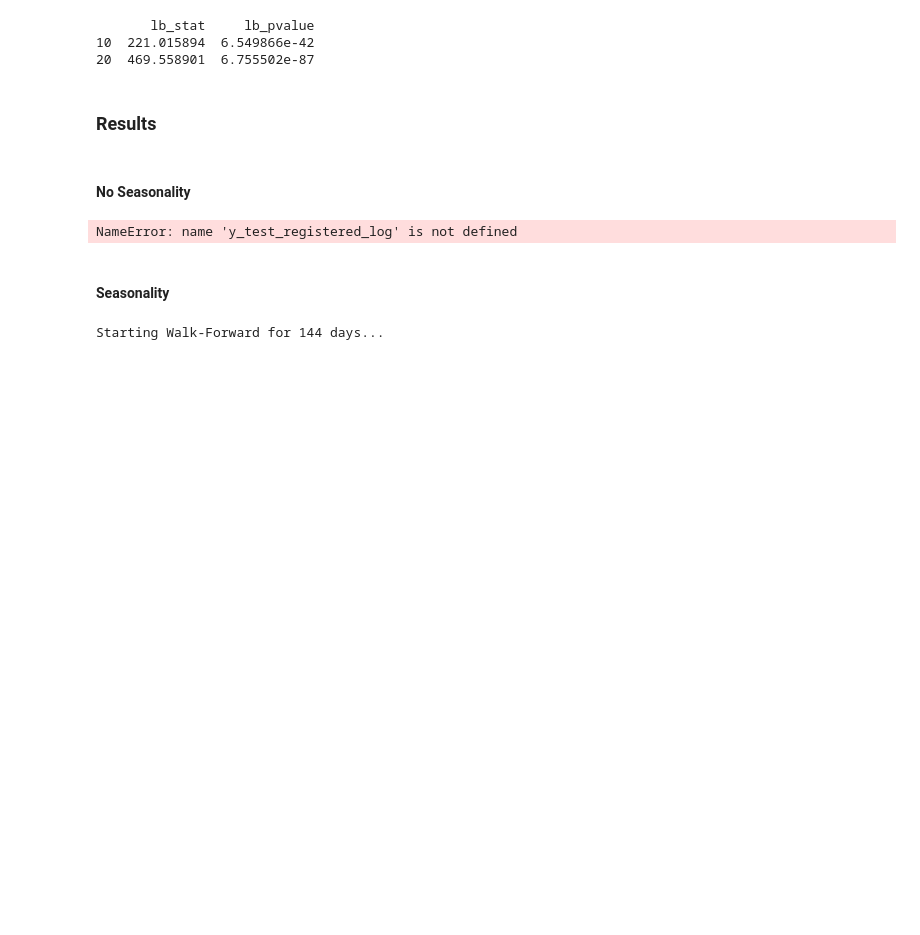
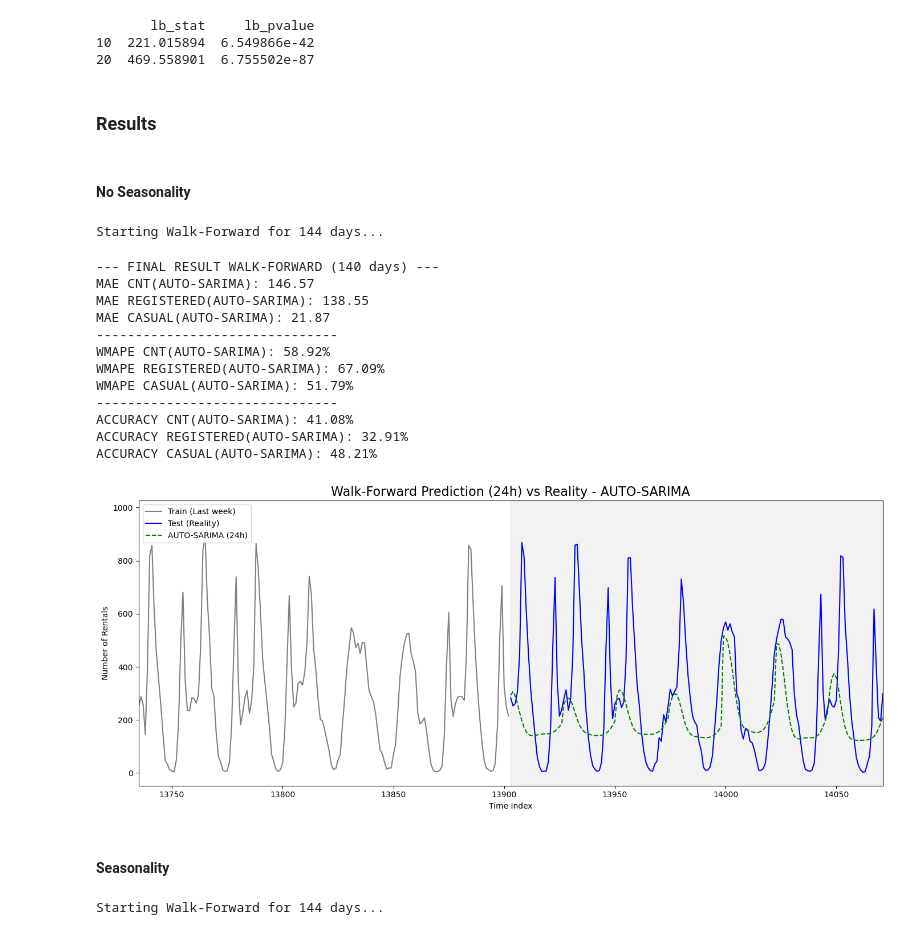
Before and after one commit to ikeiba/bike-sharing-time-series, a Jupyter notebook: project_submission/auto_arima.ipynb, the cells around one changed output. Cells and saved outputs as stored; diff of their text form; code cells hidden in the pictures; blank space fills up the shorter version.

```diff
--- a/project_submission/auto_arima.ipynb
+++ b/project_submission/auto_arima.ipynb
@@ -320,6 +335,9 @@ print(lb_result)
 # %%
 test_length = len(y_test_registered_log)
 step_size = 24
+
+sm_res_reg_no_seas = model_reg_no_seas.arima_res_
+sm_res_cas_no_seas = model_cas_no_seas.arima_res_
 
 final_preds_reg = []
 final_preds_cas = []
@@ -335,8 +353,8 @@ for i in tqdm(range(0, test_length, step_size), desc="Simulating days"):
     # A. Predecir las siguientes 24 horas en escala LOG
     current_step = min(step_size, test_length - i)
 
-    pred_reg_log = model_reg_no_seas.predict(n_periods=current_step)
-    pred_cas_log = model_cas_no_seas.predict(n_periods=current_step)
+    pred_reg_log = sm_res_reg_no_seas.forecast(steps=current_step)
+    pred_cas_log = sm_res_cas_no_seas.forecast(steps=current_step)
 
     # B. Invertir la transformación logarítmica (Pasar a nº de bicis)
     pred_reg = np.expm1(pred_reg_log)
@@ -353,8 +371,8 @@ for i in tqdm(range(0, test_length, step_size), desc="Simulating days"):
     actual_cas_log = y_test_casual_log.iloc[i : i + current_step]
 
     # .update() añade los datos y ajusta el estado del modelo sin re-entrenar p,d,q
-    model_reg_no_seas.update(actual_reg_log)
-    model_cas_no_seas.update(actual_cas_log)
+    sm_res_reg_no_seas = sm_res_reg_no_seas.append(actual_reg_log, refit=False)
+    sm_res_cas_no_seas = sm_res_cas_no_seas.append(actual_cas_log, refit=False)
 
 # =====================================================================
 # 3. EVALUACIÓN FINAL
@@ -382,34 +400,47 @@ wmape_cas = np.sum(np.abs(actual_cas - final_pred_cas)) / np.sum(actual_cas)
 accuracy_cnt = 1 - wmape_cnt
 accuracy_reg = 1 - wmape_reg
 accuracy_cas = 1 - wmape_cas
 
 label = "AUTO-SARIMA"
 print(f"MAE CNT({label}): {mae_cnt:.2f}")
 print(f"MAE REGISTERED({label}): {mae_reg:.2f}")
 print(f"MAE CASUAL({label}): {mae_cas:.2f}")
 print("-------------------------------")
 print(f"WMAPE CNT({label}): {wmape_cnt * 100:.2f}%")
 print(f"WMAPE REGISTERED({label}): {wmape_reg * 100:.2f}%")
 print(f"WMAPE CASUAL({label}): {wmape_cas * 100:.2f}%")
 print("-------------------------------")
 print(f"ACCURACY CNT({label}): {accuracy_cnt * 100:.2f}%")
 print(f"ACCURACY REGISTERED({label}): {accuracy_reg * 100:.2f}%")
 print(f"ACCURACY CASUAL({label}): {accuracy_cas * 100:.2f}%")
 
 fig, ax = plt.subplots(figsize=(14, 6))
 ax.plot(train["cnt"].index[-168:], train["cnt"].iloc[-168:], label='Train (Last week)', color='gray')
 ax.plot(actual_cnt.index, actual_cnt, label='Test (Reality)', color='blue')
 ax.plot(actual_cnt.index, final_pred_series, label=f'{label} (24h)', color='green', linestyle='--')
 ax.axvspan(actual_cnt.index[0], actual_cnt.index[-1], color='#808080', alpha=0.1)
 ax.set_title(f'Walk-Forward Prediction (24h) vs Reality - {label}', fontsize=16)
 ax.set_xlabel('Time Index')
 ax.set_ylabel('Number of Rentals')
 ax.legend(loc='upper left')
 ax.set_xlim(train.index[-168], actual_cnt.index[min(168, len(actual_cnt)-1)])
 plt.tight_layout()
 plt.show()
 # %% [output]
-NameError: name 'y_test_registered_log' is not defined
+Starting Walk-Forward for 144 days...
+--- FINAL RESULT WALK-FORWARD (140 days) ---
+MAE CNT(AUTO-SARIMA): 146.57
+MAE REGISTERED(AUTO-SARIMA): 138.55
+MAE CASUAL(AUTO-SARIMA): 21.87
+-------------------------------
+WMAPE CNT(AUTO-SARIMA): 58.92%
+WMAPE REGISTERED(AUTO-SARIMA): 67.09%
+WMAPE CASUAL(AUTO-SARIMA): 51.79%
+-------------------------------
+ACCURACY CNT(AUTO-SARIMA): 41.08%
+ACCURACY REGISTERED(AUTO-SARIMA): 32.91%
+ACCURACY CASUAL(AUTO-SARIMA): 48.21%
+[figure, added]
 # %% [markdown]
 #### Seasonality
 # %%
```
Also changed, not shown: parts of 8 cells of this notebook, 9 other files.
